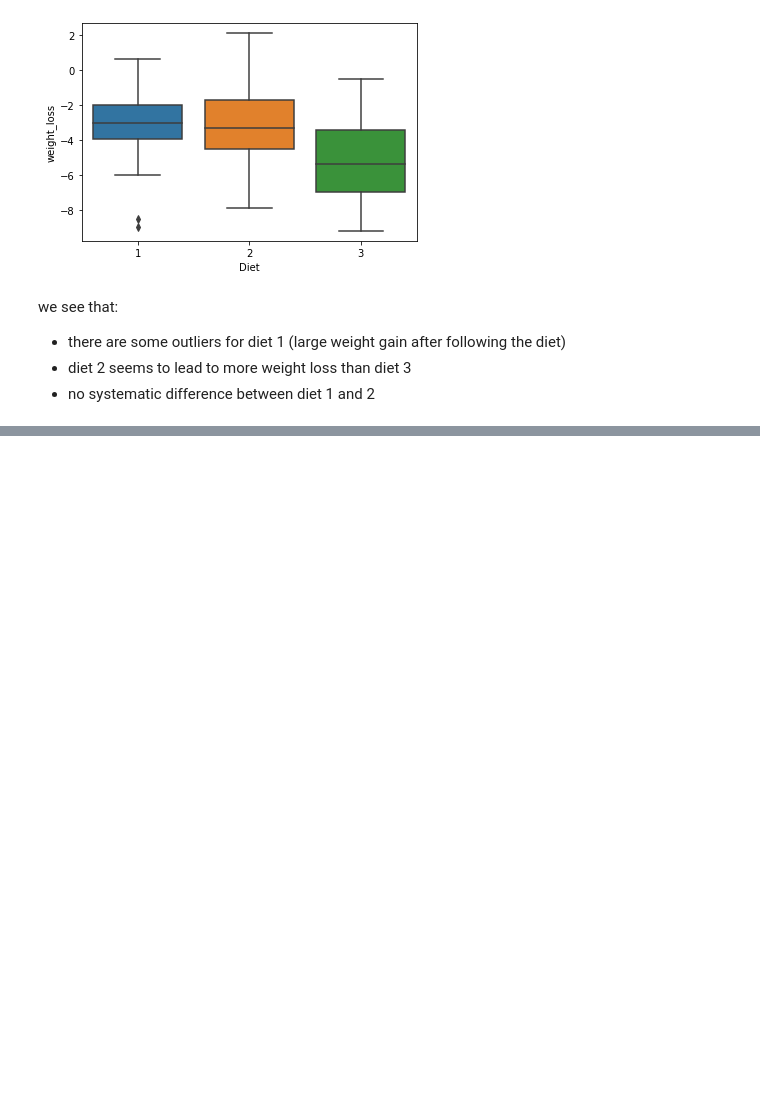
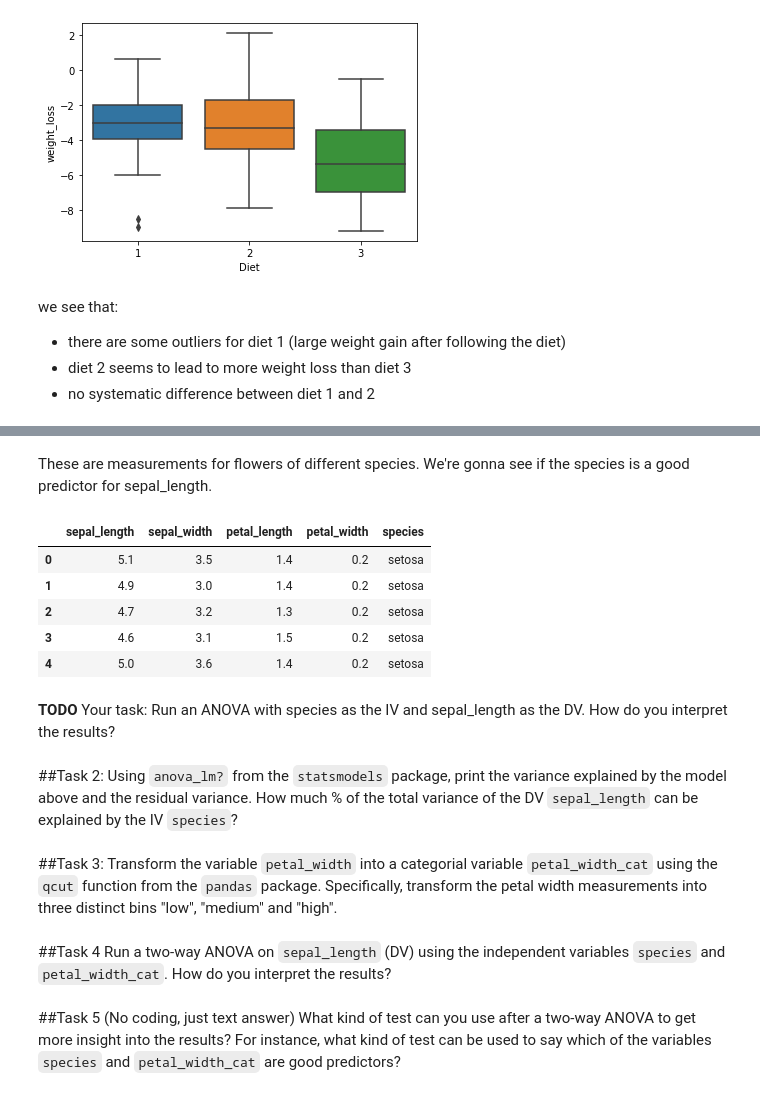
Before and after one commit to KayKozaronek/03_Courses, a Jupyter notebook: ANOVA.ipynb, the cells around one changed output, grey strips where cells are left out. Drawn from its saved outputs; the diff is of its cells as text; code cells hidden in the pictures; blank space fills up the shorter version.

````diff
--- a/ANOVA.ipynb
+++ b/ANOVA.ipynb
@@ -625,0 +699,29 @@ we see that:
+# %%
+import seaborn as sns
+
+iris = sns.load_dataset("iris")
+# %% [markdown]
+These are measurements for flowers of different species. We're gonna see if the species is a good predictor for sepal_length.
+# %%
+iris.head()
+# %% [output]
+|  | sepal_length | sepal_width | petal_length | petal_width | species |
+| 0 | 5.1 | 3.5 | 1.4 | 0.2 | setosa |
+| 1 | 4.9 | 3.0 | 1.4 | 0.2 | setosa |
+| 2 | 4.7 | 3.2 | 1.3 | 0.2 | setosa |
+| 3 | 4.6 | 3.1 | 1.5 | 0.2 | setosa |
+| 4 | 5.0 | 3.6 | 1.4 | 0.2 | setosa |
+# %% [markdown]
+**TODO** Your task: Run an ANOVA with species as the IV and sepal_length as the DV. How do you interpret the results?
+# %% [markdown]
+##Task 2:
+Using `anova_lm?` from the `statsmodels` package, print the variance explained by the model above and the residual variance. How much % of the total variance of the DV `sepal_length` can be explained by the IV `species`?
+# %% [markdown]
+##Task 3:
+Transform the variable `petal_width` into a categorial variable `petal_width_cat` using the `qcut` function from the `pandas` package. Specifically, transform the petal width measurements into three distinct bins "low", "medium" and "high".
+# %% [markdown]
+##Task 4
+Run a two-way ANOVA on ```sepal_length``` (DV) using the independent variables ```species``` and ```petal_width_cat```. How do you interpret the results?
+# %% [markdown]
+##Task 5
+(No coding, just text answer) What kind of test can you use after a two-way ANOVA to get more insight into the results? For instance, what kind of test can be used to say which of the variables ```species``` and ```petal_width_cat``` are good predictors?
````
Also changed, not shown: parts of 13 cells of this notebook.
